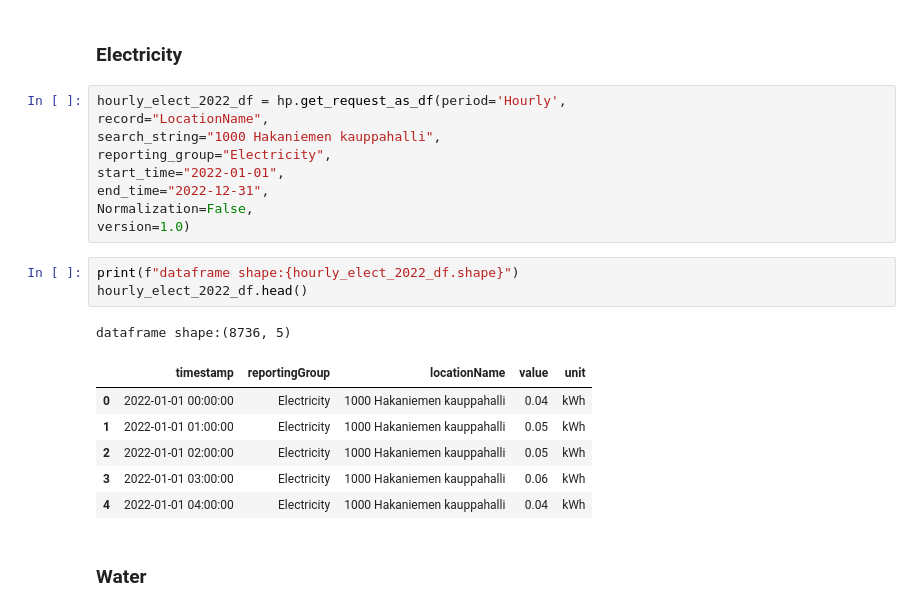
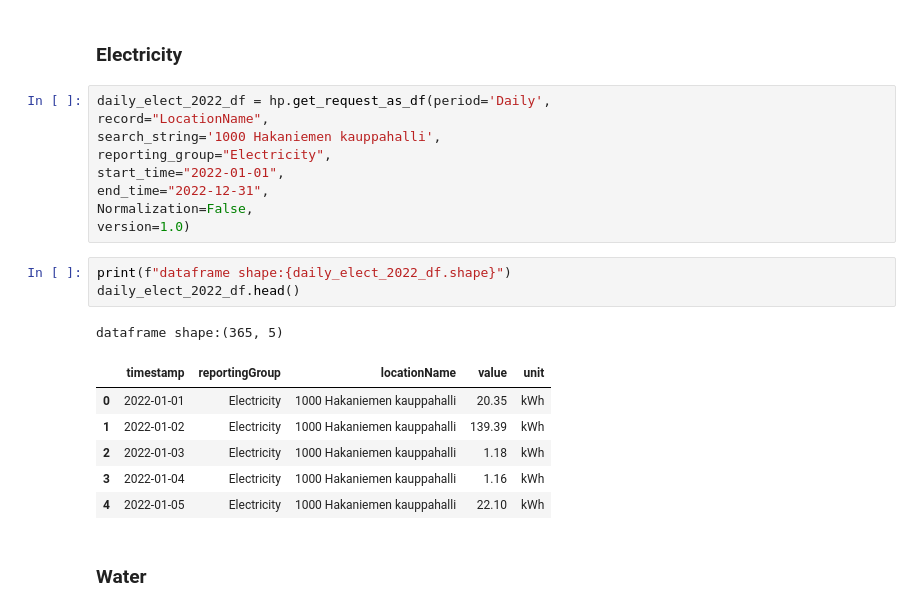
Before and after one commit to Jerry-Aremu/helsinki_energy_consumption, a Jupyter notebook: helsinki_properties_energy_consumption.ipynb, the cells around one changed output. Saved outputs shown, nothing was run; the diff lists cells and outputs as text.

```diff
--- a/helsinki_properties_energy_consumption.ipynb
+++ b/helsinki_properties_energy_consumption.ipynb
@@ -64,25 +73,25 @@ number of properties:842
 # %% [markdown]
 ### Electricity
 # %%
-hourly_elect_2022_df = hp.get_request_as_df(period='Hourly',
+daily_elect_2022_df = hp.get_request_as_df(period='Daily',
 record="LocationName",
-search_string="1000 Hakaniemen kauppahalli",
+search_string='1000 Hakaniemen kauppahalli',
 reporting_group="Electricity",
 start_time="2022-01-01",
 end_time="2022-12-31",
 Normalization=False,
 version=1.0)
 # %%
-print(f"dataframe shape:{hourly_elect_2022_df.shape}")
-hourly_elect_2022_df.head()
+print(f"dataframe shape:{daily_elect_2022_df.shape}")
+daily_elect_2022_df.head()
 # %% [output]
-dataframe shape:(8736, 5)
+dataframe shape:(365, 5)
 |  | timestamp | reportingGroup | locationName | value | unit |
-| 0 | 2022-01-01 00:00:00 | Electricity | 1000 Hakaniemen kauppahalli | 0.04 | kWh |
-| 1 | 2022-01-01 01:00:00 | Electricity | 1000 Hakaniemen kauppahalli | 0.05 | kWh |
-| 2 | 2022-01-01 02:00:00 | Electricity | 1000 Hakaniemen kauppahalli | 0.05 | kWh |
-| 3 | 2022-01-01 03:00:00 | Electricity | 1000 Hakaniemen kauppahalli | 0.06 | kWh |
-| 4 | 2022-01-01 04:00:00 | Electricity | 1000 Hakaniemen kauppahalli | 0.04 | kWh |
+| 0 | 2022-01-01 | Electricity | 1000 Hakaniemen kauppahalli | 20.35 | kWh |
+| 1 | 2022-01-02 | Electricity | 1000 Hakaniemen kauppahalli | 139.39 | kWh |
+| 2 | 2022-01-03 | Electricity | 1000 Hakaniemen kauppahalli | 1.18 | kWh |
+| 3 | 2022-01-04 | Electricity | 1000 Hakaniemen kauppahalli | 1.16 | kWh |
+| 4 | 2022-01-05 | Electricity | 1000 Hakaniemen kauppahalli | 22.10 | kWh |
 # %% [markdown]
 ### Water
 # %%
```
Also changed, not shown: parts of 69 cells of this notebook.
